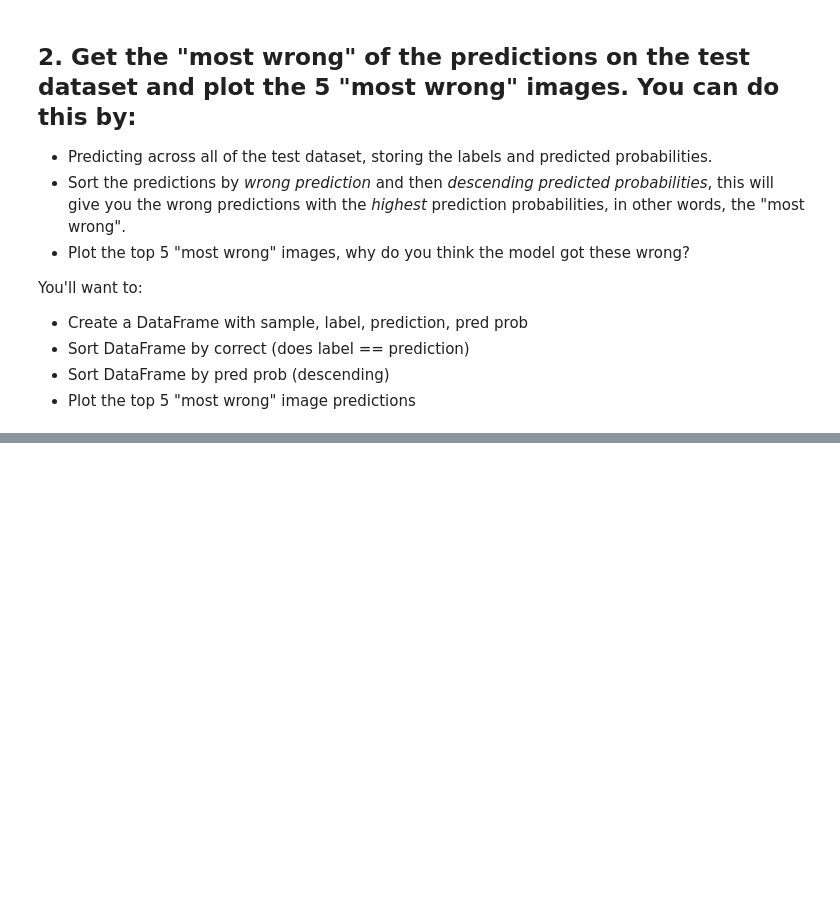
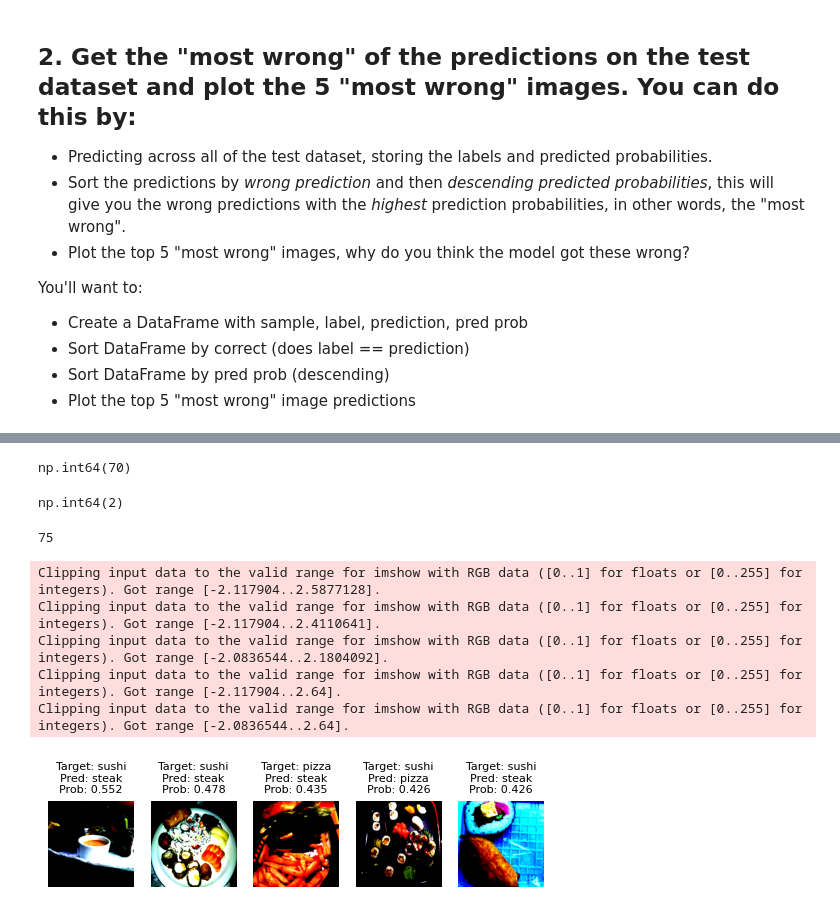
Before and after one commit to mchojna/pytorch-course, a Jupyter notebook: 06_pytorch_transfer_learning_exercises/06_pytorch_transfer_learning_exercises.ipynb, the cells around one changed output, grey strips where cells are left out. Drawn from its saved outputs; the diff is of its cells as text; code cells hidden in the pictures; blank space fills up the shorter version.

```diff
--- a/06_pytorch_transfer_learning_exercises/06_pytorch_transfer_learning_exercises.ipynb
+++ b/06_pytorch_transfer_learning_exercises/06_pytorch_transfer_learning_exercises.ipynb
@@ -237,0 +378,10 @@ fig, ax = plot_confusion_matrix(
+# %%
+results_df = results_df[results_df["check"] == True]
+# %%
+sorted_results_df = results_df.sort_values(
+    by="pred_probs",
+    axis=0,
+    ascending=False
+)
+# %%
+sorted_results_df = sorted_results_df[:5]
@@ -237,0 +397,16 @@ fig, ax = plot_confusion_matrix(
+# %%
+sorted_results_df.index[0]
+# %% [output]
+np.int64(70)
+# %%
+sorted_results_df.iloc[0, 2]
+# %% [output]
+np.int64(2)
+# %%
+images = torch.concat(
+    [X for X, _ in test_dataloader]
+)
+
+len(images)
+# %% [output]
+75
@@ -237,0 +416,25 @@ fig, ax = plot_confusion_matrix(
+# %%
+import matplotlib.pyplot as plt
+
+for i in range(5):
+    plt.subplot(1, 5, i+1)
+
+    img_idx = sorted_results_df.index[i]
+    img = images[img_idx].cpu().permute(1, 2, 0).numpy()\
+
+    plt.imshow(img)
+
+    plt.title(
+        f"Target: {class_names[sorted_results_df.iloc[i, 2]]}\nPred: {class_names[sorted_results_df.iloc[i, 1]]}\nProb: {sorted_results_df.iloc[i, 0]:.3f}",
+        fontsize=8
+    )
+
+    plt.axis(False)
+plt.show()
+# %% [output]
+Clipping input data to the valid range for imshow with RGB data ([0..1] for floats or [0..255] for integers). Got range [-2.117904..2.5877128].
+Clipping input data to the valid range for imshow with RGB data ([0..1] for floats or [0..255] for integers). Got range [-2.117904..2.4110641].
+Clipping input data to the valid range for imshow with RGB data ([0..1] for floats or [0..255] for integers). Got range [-2.0836544..2.1804092].
+Clipping input data to the valid range for imshow with RGB data ([0..1] for floats or [0..255] for integers). Got range [-2.117904..2.64].
+Clipping input data to the valid range for imshow with RGB data ([0..1] for floats or [0..255] for integers). Got range [-2.0836544..2.64].
+[figure, added]
```
Also changed, not shown: parts of 60 cells of this notebook, 7 other files.
